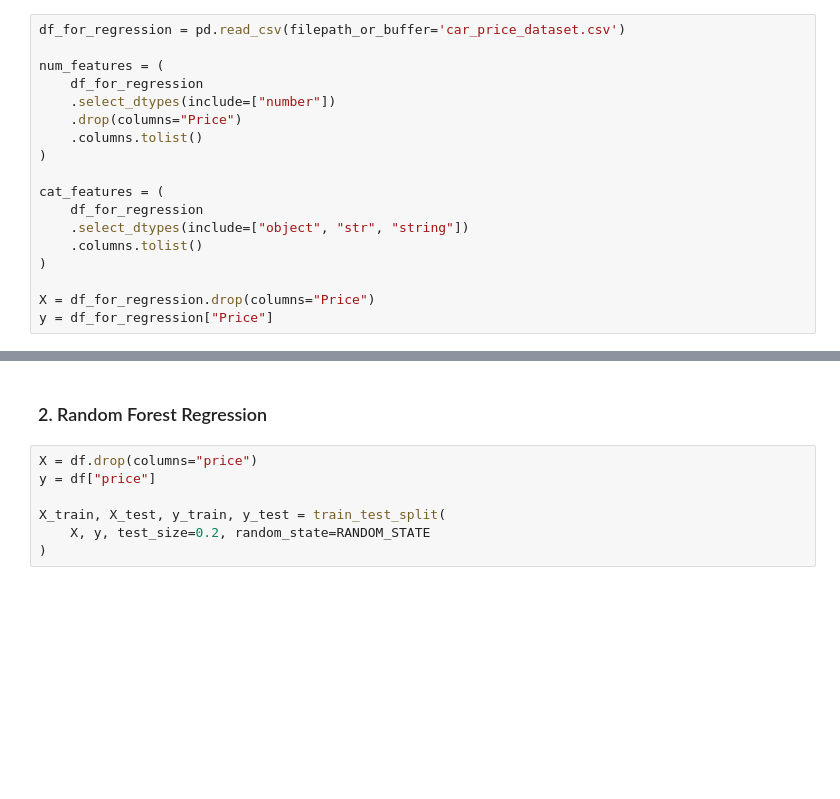
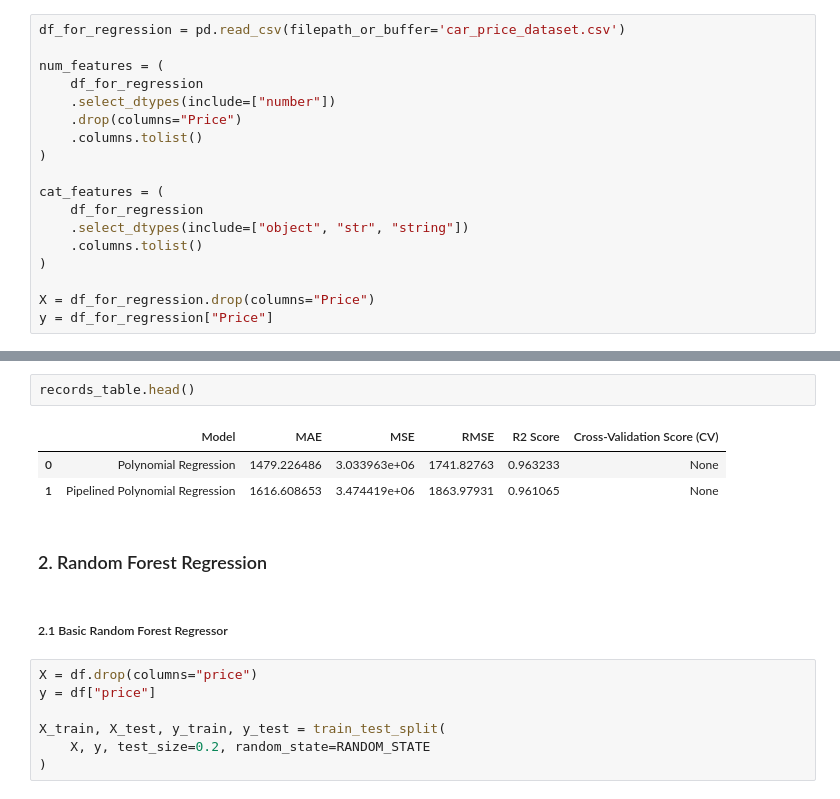
Before and after one commit to smartestnerdfromtown/Data-Science-Projects, a Jupyter notebook: Car Specifications Dataset/main.ipynb, the cells around one changed output, grey strips where cells are left out. Drawn from its saved outputs; the diff is of its cells as text; blank space fills up the shorter version.

```diff
--- a/Car Specifications Dataset/main.ipynb
+++ b/Car Specifications Dataset/main.ipynb
@@ -328,5 +400,13 @@ R2: 0.9632332219989482
+# %%
+records_table.head()
+# %% [output]
+|  | Model | MAE | MSE | RMSE | R2 Score | Cross-Validation Score (CV) |
+| 0 | Polynomial Regression | 1479.226486 | 3.033963e+06 | 1741.82763 | 0.963233 | None |
+| 1 | Pipelined Polynomial Regression | 1616.608653 | 3.474419e+06 | 1863.97931 | 0.961065 | None |
 # %% [markdown]
 ### 2. Random Forest Regression
+# %% [markdown]
+##### 2.1 Basic Random Forest Regressor
 # %%
 X = df.drop(columns="price")
 y = df["price"]
```
Also changed, not shown: parts of 31 cells of this notebook.
